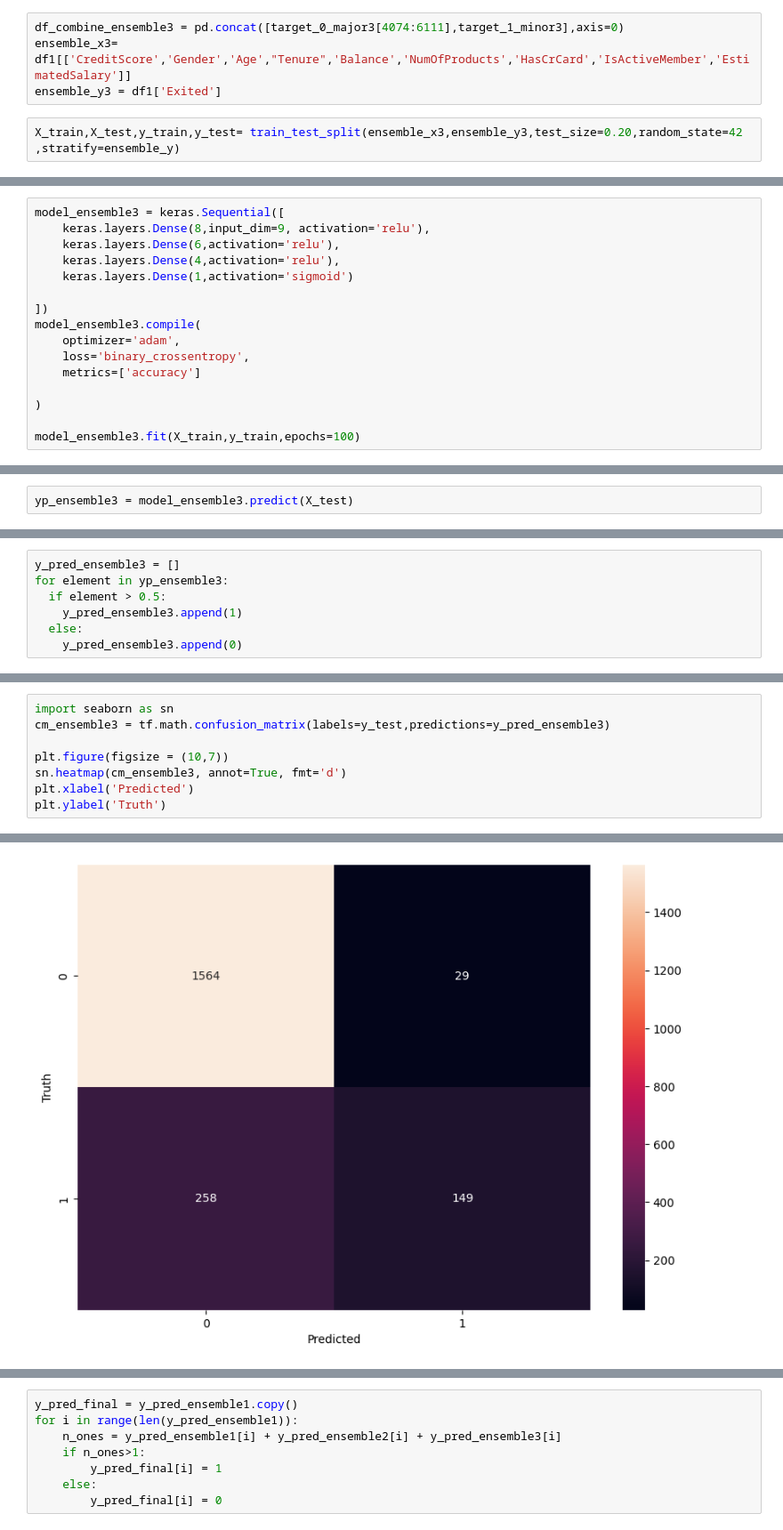
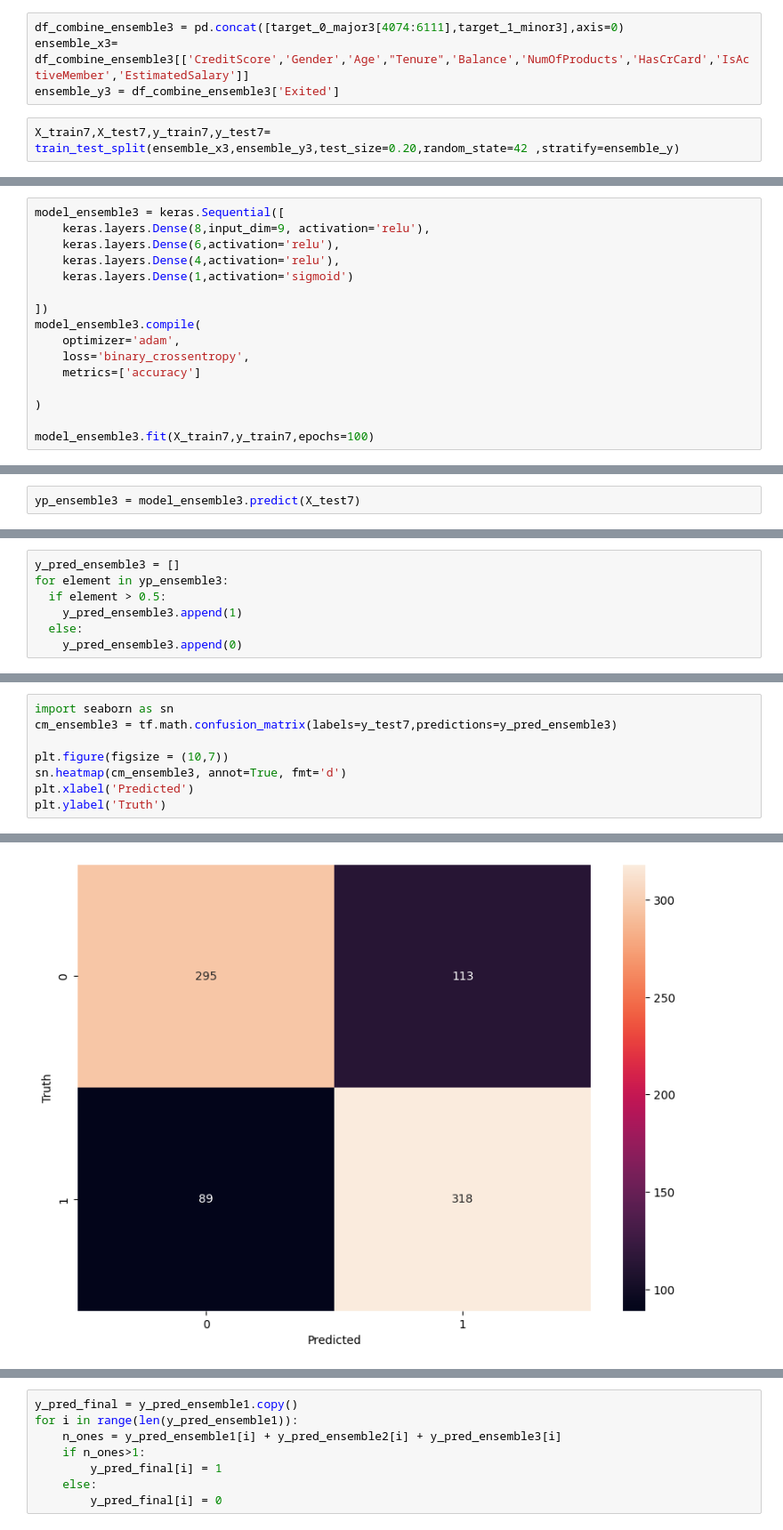
Before and after one commit to harish-03-11/Bank-churn-customers-with-sampling, a Jupyter notebook: Har_Bank_Customer_Churn_with_sampling.ipynb, the cells around one changed output, grey strips where cells are left out. Shown at 89% size. Cells and saved outputs as stored; diff of their text form.

```diff
--- a/Har_Bank_Customer_Churn_with_sampling.ipynb
+++ b/Har_Bank_Customer_Churn_with_sampling.ipynb
@@ -969,10 +1033,10 @@ target_1_minor3 = df[df1['Exited']==1]
 2655
 # %%
 df_combine_ensemble3 = pd.concat([target_0_major3[4074:6111],target_1_minor3],axis=0)
-ensemble_x3= df1[['CreditScore','Gender','Age',"Tenure",'Balance','NumOfProducts','HasCrCard','IsActiveMember','EstimatedSalary']]
-ensemble_y3 = df1['Exited']
+ensemble_x3= df_combine_ensemble3[['CreditScore','Gender','Age',"Tenure",'Balance','NumOfProducts','HasCrCard','IsActiveMember','EstimatedSalary']]
+ensemble_y3 = df_combine_ensemble3['Exited']
 # %%
-X_train,X_test,y_train,y_test= train_test_split(ensemble_x3,ensemble_y3,test_size=0.20,random_state=42 ,stratify=ensemble_y)
+X_train7,X_test7,y_train7,y_test7= train_test_split(ensemble_x3,ensemble_y3,test_size=0.20,random_state=42 ,stratify=ensemble_y)
 # %%
 df_combine_ensemble3.Exited.value_counts()
 # %% [output]
@@ -996,6 +1060,6 @@ model_ensemble3.compile(
 
 )
 
-model_ensemble3.fit(X_train,y_train,epochs=100)
+model_ensemble3.fit(X_train7,y_train7,epochs=100)
 # %% [output]
 Epoch 1/100
@@ -1025,3 +1089,3 @@ model.evaluate(X_test,y_test)
 # %%
-yp_ensemble3 = model_ensemble3.predict(X_test)
+yp_ensemble3 = model_ensemble3.predict(X_test7)
 # %% [output]
@@ -1047,14 +1115,14 @@ weighted avg       0.85      0.86      0.83      2000
 # %%
 import seaborn as sn
-cm_ensemble3 = tf.math.confusion_matrix(labels=y_test,predictions=y_pred_ensemble3)
+cm_ensemble3 = tf.math.confusion_matrix(labels=y_test7,predictions=y_pred_ensemble3)
 
 plt.figure(figsize = (10,7))
 sn.heatmap(cm_ensemble3, annot=True, fmt='d')
 plt.xlabel('Predicted')
 plt.ylabel('Truth')
 # %% [output]
 Text(95.72222222222221, 0.5, 'Truth')
-[figure, old version]
+[figure, new version]
 # %%
 len(y_pred_ensemble1)
 # %% [output]
```
Also changed, not shown: parts of 81 cells of this notebook.
